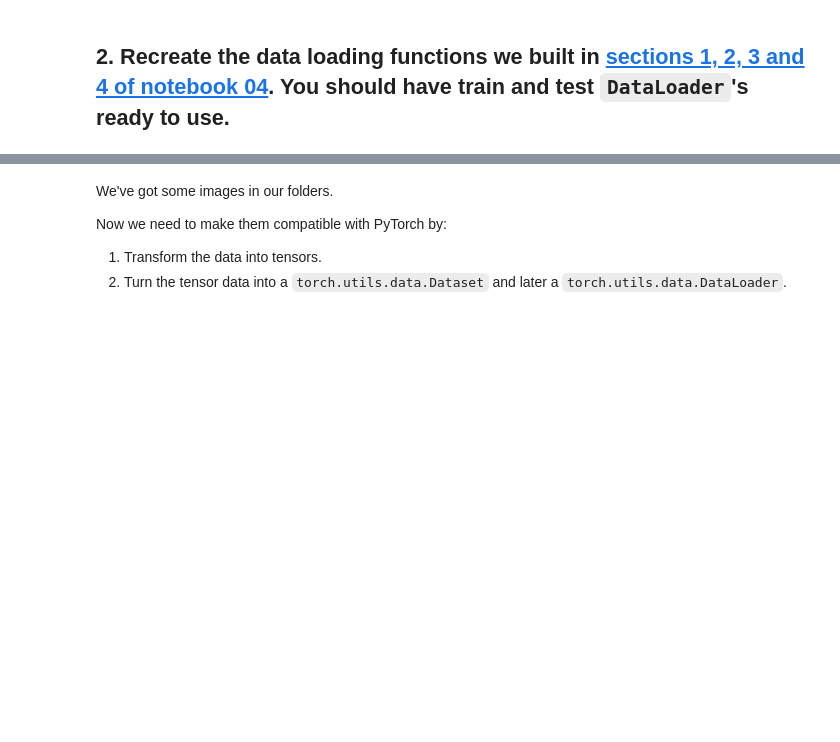
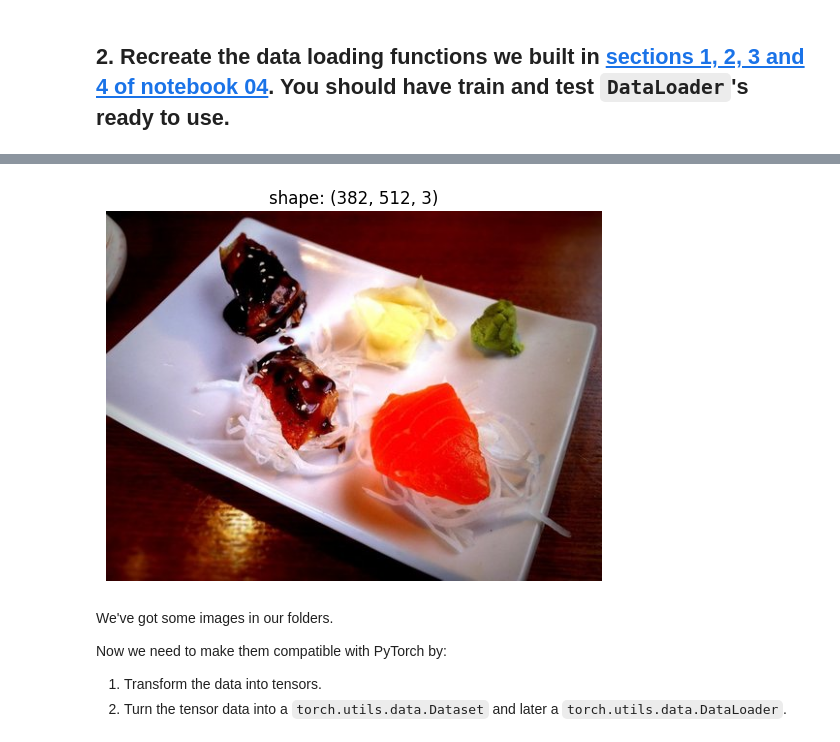
Before and after one commit to HammadN98/pytorch, a Jupyter notebook: 04_pytorch_dados_proprios_exercicios.ipynb, the cells around one changed output, grey strips where cells are left out. Drawn from its saved outputs; the diff is of its cells as text; code cells hidden in the pictures; blank space fills up the shorter version.

```diff
--- a/04_pytorch_dados_proprios_exercicios.ipynb
+++ b/04_pytorch_dados_proprios_exercicios.ipynb
@@ -74,3 +152,21 @@ def walk_through_dir(dir_path):
+# %%
+# Do the image visualization with matplotlib
+import matplotlib.pyplot as plt
+
+#PAra carregar
+ims_plt = plt.imread(random_image_path)
+
+#Para exibir
+plt.imshow(ims_plt)
+
+#Removendo eixo
+plt.axis("off")
+
+plt.title(f"shape: {ims_plt.shape}")
+# Mostrar a imagem
+plt.show()
+# %% [output]
+[figure, added]
 # %% [markdown]
 We've got some images in our folders.
 
```
Also changed, not shown: parts of 22 cells of this notebook.
